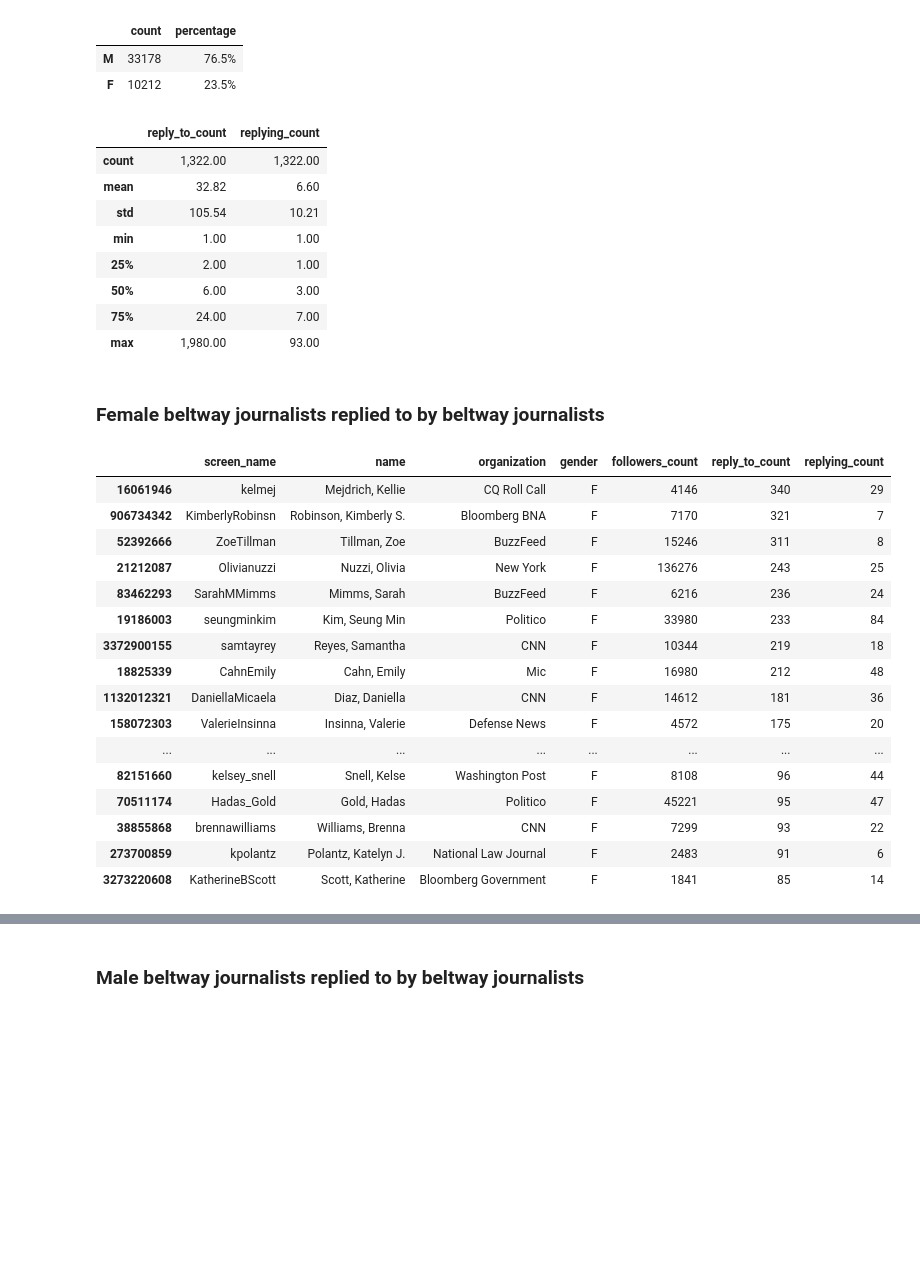
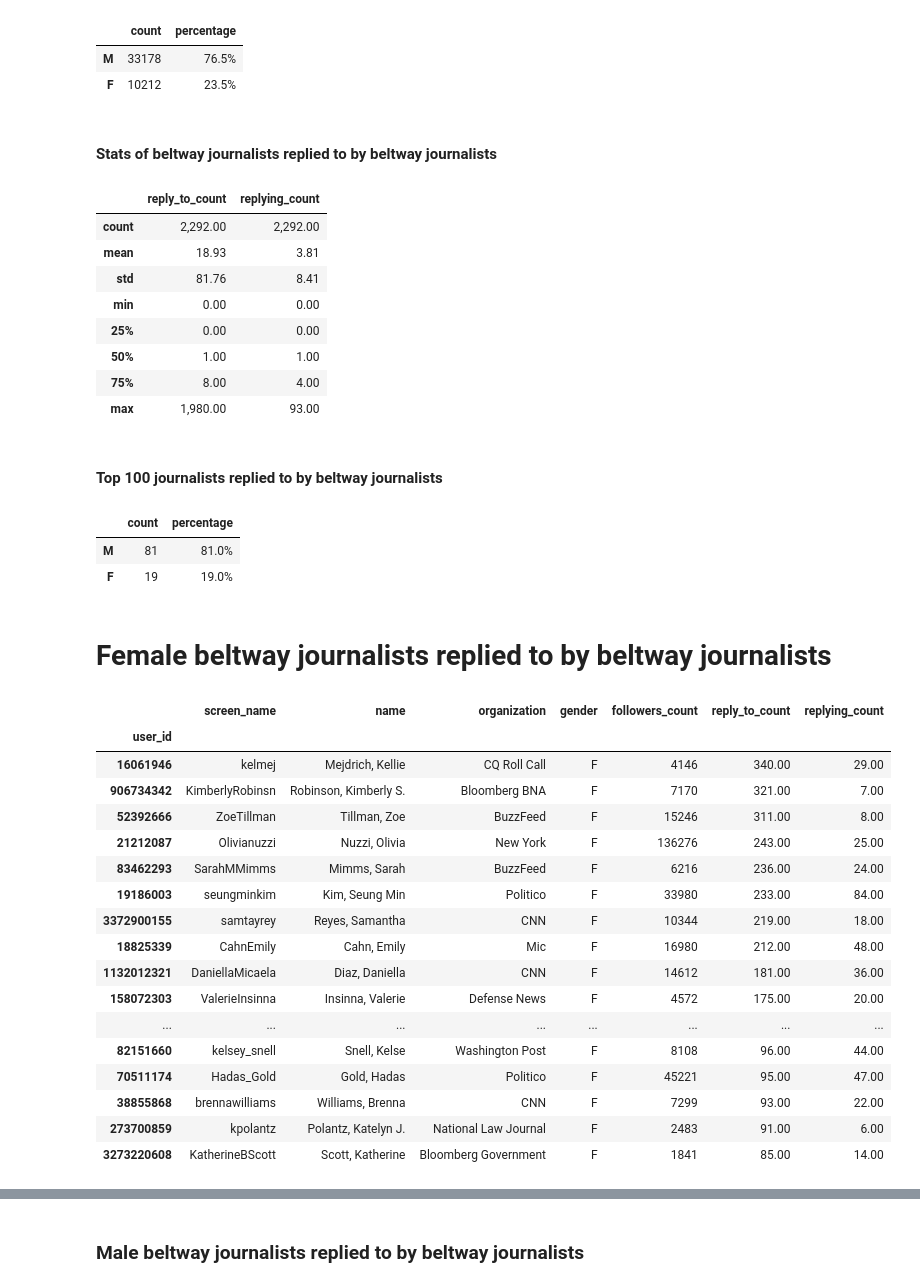
Before and after one commit to justinlittman/beltway_reporters, a Jupyter notebook: jupyter/Gender dynamics.ipynb, the cells around one changed output, grey strips where cells are left out. Saved outputs shown, nothing was run; the diff lists cells and outputs as text; code cells hidden in the pictures; blank space fills up the shorter version.

```diff
--- a/jupyter/Gender dynamics.ipynb
+++ b/jupyter/Gender dynamics.ipynb
@@ -1236,7 +1353,16 @@ def journalist_reply_summary(reply_df):
     replying_to_user_count_df.index.name = 'user_id'
 
     # Join with user summary
-    return user_summary_df.join([reply_count_df, replying_to_user_count_df], how="inner").sort_values(['reply_to_count', 'replying_count', 'followers_count'], ascending=False)
+    journalist_reply_summary_df = user_summary_df.join([reply_count_df, replying_to_user_count_df])
+    journalist_reply_summary_df.fillna(0, inplace=True)
+    journalist_reply_summary_df = journalist_reply_summary_df.sort_values(['reply_to_count', 'replying_count', 'followers_count'], ascending=False)
+    return journalist_reply_summary_df
+
+# Gender of top journalists replied to by beltway journalists
+def top_journalist_reply_gender_summary(reply_summary_df, replying_count_threshold=0, head=100):
+    top_reply_summary_df = reply_summary_df[reply_summary_df.replying_count > replying_count_threshold].head(head)
+    return pd.DataFrame({'count': top_reply_summary_df.gender.value_counts(),
+                  'percentage': top_reply_summary_df.gender.value_counts(normalize=True).mul(100).round(1).astype(str) + '%'})
 
 # Fields for displaying journalist mention summaries
 journalist_reply_summary_fields = ['screen_name', 'name', 'organization', 'gender', 'followers_count', 'reply_to_count', 'replying_count']
@@ -1363,39 +1467,50 @@ journalist_reply_gender_summary(journalists_reply_df)
 |  | count | percentage |
 | M | 33178 | 76.5% |
 | F | 10212 | 23.5% |
+# %% [markdown]
+#### Stats of beltway journalists replied to by beltway journalists
 # %%
 journalists_reply_summary_df[['reply_to_count', 'replying_count']].describe()
 # %% [output]
 |  | reply_to_count | replying_count |
-| count | 1,322.00 | 1,322.00 |
-| mean | 32.82 | 6.60 |
-| std | 105.54 | 10.21 |
-| min | 1.00 | 1.00 |
-| 25% | 2.00 | 1.00 |
-| 50% | 6.00 | 3.00 |
-| 75% | 24.00 | 7.00 |
+| count | 2,292.00 | 2,292.00 |
+| mean | 18.93 | 3.81 |
+| std | 81.76 | 8.41 |
+| min | 0.00 | 0.00 |
+| 25% | 0.00 | 0.00 |
+| 50% | 1.00 | 1.00 |
+| 75% | 8.00 | 4.00 |
 | max | 1,980.00 | 93.00 |
+# %% [markdown]
+#### Top 100 journalists replied to by beltway journalists
+# %%
+top_journalist_reply_gender_summary(journalists_reply_summary_df, replying_count_threshold=0)
+# %% [output]
+|  | count | percentage |
+| M | 81 | 81.0% |
+| F | 19 | 19.0% |
 # %% [markdown]
-### Female beltway journalists replied to by beltway journalists
+# Female beltway journalists replied to by beltway journalists
 # %%
-female_journalists_reply_summary_df = journalist_reply_summary(journalists_reply_df[journalists_reply_df.reply_to_gender == 'F'])
+female_journalists_reply_summary_df = journalists_reply_summary_df[journalists_reply_summary_df.gender == 'F']
 female_journalists_reply_summary_df.to_csv('output/female_journalists_replied_to_by_journalists.csv')
 female_journalists_reply_summary_df[journalist_reply_summary_fields].head(25)
 # %% [output]
 |  | screen_name | name | organization | gender | followers_count | reply_to_count | replying_count |
-| 16061946 | kelmej | Mejdrich, Kellie | CQ Roll Call | F | 4146 | 340 | 29 |
-| 906734342 | KimberlyRobinsn | Robinson, Kimberly S. | Bloomberg BNA | F | 7170 | 321 | 7 |
-| 52392666 | ZoeTillman | Tillman, Zoe | BuzzFeed | F | 15246 | 311 | 8 |
-| 21212087 | Olivianuzzi | Nuzzi, Olivia | New York | F | 136276 | 243 | 25 |
-| 83462293 | SarahMMimms | Mimms, Sarah | BuzzFeed | F | 6216 | 236 | 24 |
-| 19186003 | seungminkim | Kim, Seung Min | Politico | F | 33980 | 233 | 84 |
-| 3372900155 | samtayrey | Reyes, Samantha | CNN | F | 10344 | 219 | 18 |
-| 18825339 | CahnEmily | Cahn, Emily | Mic | F | 16980 | 212 | 48 |
-| 1132012321 | DaniellaMicaela | Diaz, Daniella | CNN | F | 14612 | 181 | 36 |
-| 158072303 | ValerieInsinna | Insinna, Valerie | Defense News | F | 4572 | 175 | 20 |
+| user_id |  |  |  |  |  |  |  |
+| 16061946 | kelmej | Mejdrich, Kellie | CQ Roll Call | F | 4146 | 340.00 | 29.00 |
+| 906734342 | KimberlyRobinsn | Robinson, Kimberly S. | Bloomberg BNA | F | 7170 | 321.00 | 7.00 |
+| 52392666 | ZoeTillman | Tillman, Zoe | BuzzFeed | F | 15246 | 311.00 | 8.00 |
+| 21212087 | Olivianuzzi | Nuzzi, Olivia | New York | F | 136276 | 243.00 | 25.00 |
+| 83462293 | SarahMMimms | Mimms, Sarah | BuzzFeed | F | 6216 | 236.00 | 24.00 |
+| 19186003 | seungminkim | Kim, Seung Min | Politico | F | 33980 | 233.00 | 84.00 |
+| 3372900155 | samtayrey | Reyes, Samantha | CNN | F | 10344 | 219.00 | 18.00 |
+| 18825339 | CahnEmily | Cahn, Emily | Mic | F | 16980 | 212.00 | 48.00 |
+| 1132012321 | DaniellaMicaela | Diaz, Daniella | CNN | F | 14612 | 181.00 | 36.00 |
+| 158072303 | ValerieInsinna | Insinna, Valerie | Defense News | F | 4572 | 175.00 | 20.00 |
 | ... | ... | ... | ... | ... | ... | ... | ... |
-| 82151660 | kelsey_snell | Snell, Kelse | Washington Post | F | 8108 | 96 | 44 |
-| 70511174 | Hadas_Gold | Gold, Hadas | Politico | F | 45221 | 95 | 47 |
-| 38855868 | brennawilliams | Williams, Brenna | CNN | F | 7299 | 93 | 22 |
-| 273700859 | kpolantz | Polantz, Katelyn J. | National Law Journal | F | 2483 | 91 | 6 |
-| 3273220608 | KatherineBScott | Scott, Katherine | Bloomberg Government | F | 1841 | 85 | 14 |
+| 82151660 | kelsey_snell | Snell, Kelse | Washington Post | F | 8108 | 96.00 | 44.00 |
+| 70511174 | Hadas_Gold | Gold, Hadas | Politico | F | 45221 | 95.00 | 47.00 |
+| 38855868 | brennawilliams | Williams, Brenna | CNN | F | 7299 | 93.00 | 22.00 |
+| 273700859 | kpolantz | Polantz, Katelyn J. | National Law Journal | F | 2483 | 91.00 | 6.00 |
+| 3273220608 | KatherineBScott | Scott, Katherine | Bloomberg Government | F | 1841 | 85.00 | 14.00 |
```
Also changed, not shown: parts of 99 cells of this notebook, 24 other files.
